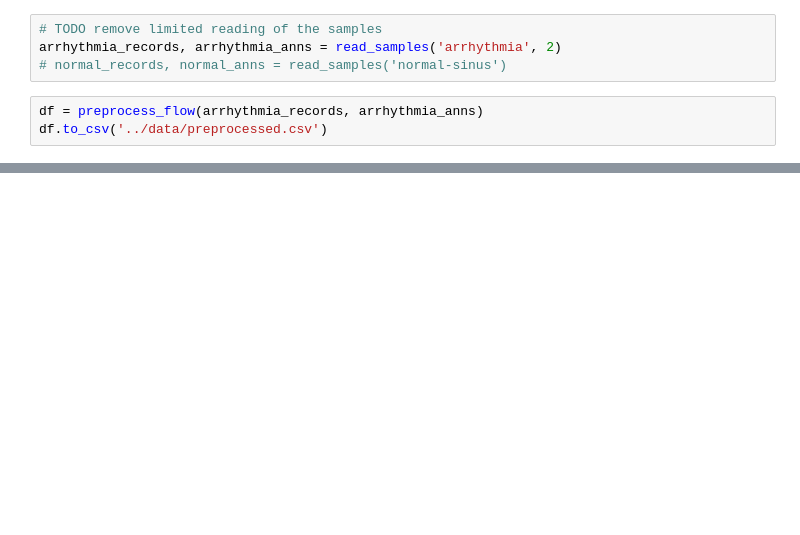
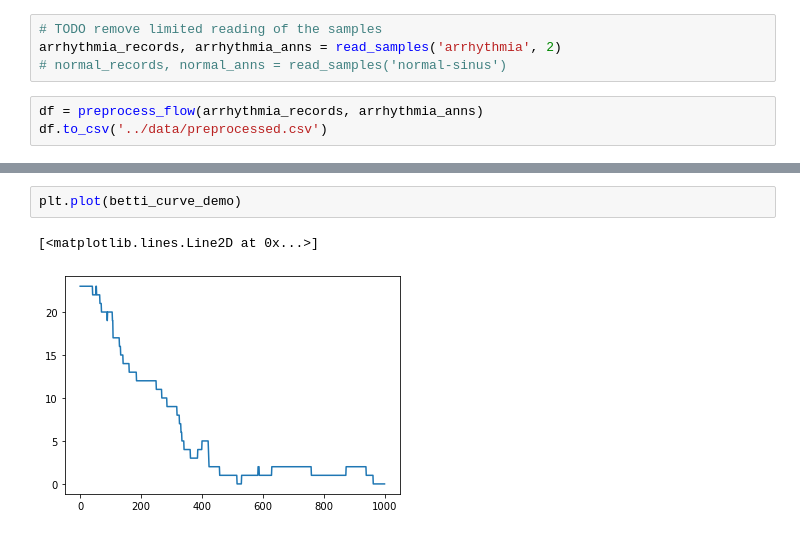
Before and after one commit to anticdimi/tda-arrhythmia-detection, a Jupyter notebook: src/prep.ipynb, the cells around one changed output, grey strips where cells are left out. Saved outputs shown, nothing was run; the diff lists cells and outputs as text; blank space fills up the shorter version.

```diff
--- a/src/prep.ipynb
+++ b/src/prep.ipynb
@@ -206,0 +293,5 @@ df = df.drop(['Unnamed: 0'], axis=1)
+# %%
+plt.plot(betti_curve_demo)
+# %% [output]
+[<matplotlib.lines.Line2D at 0x...>]
+[figure, added]
```
Also changed, not shown: parts of 16 cells of this notebook.
